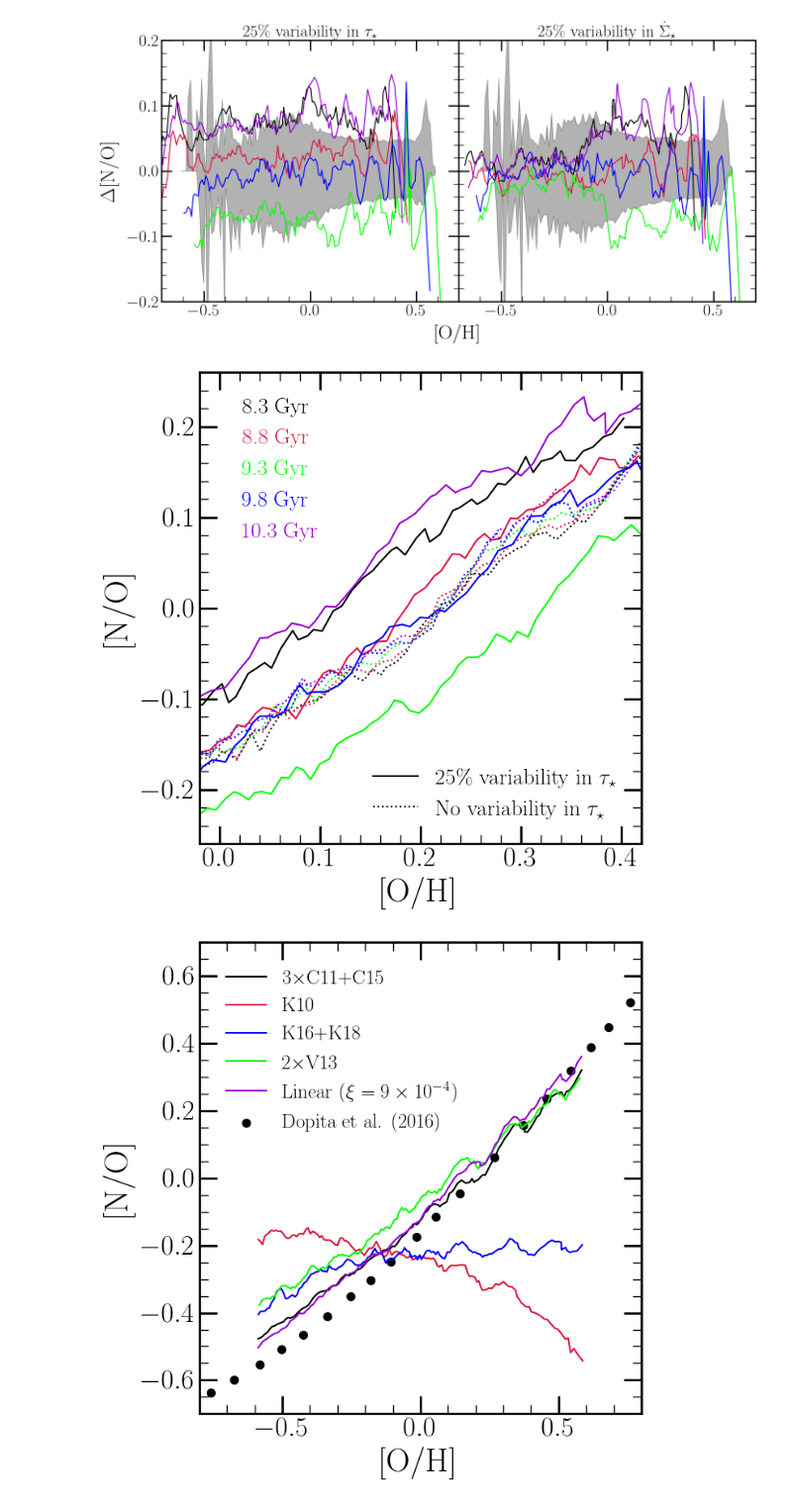
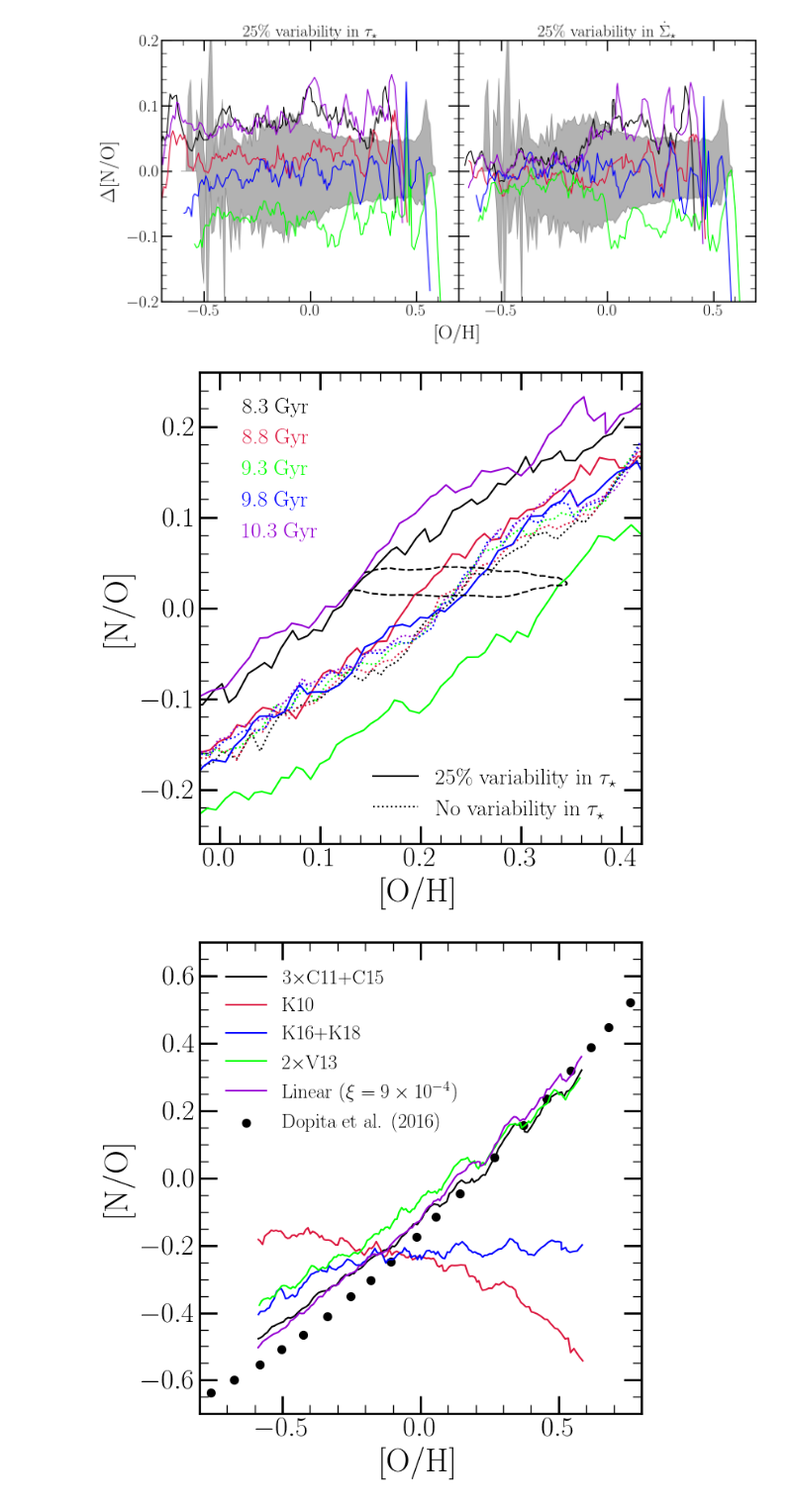
Before and after one commit to giganano/AGBmigration, a Jupyter notebook: notebooks/paper_plots.ipynb, the cells around one changed output. Shown at 99% size. Saved outputs shown, nothing was run; the diff lists cells and outputs as text; code cells hidden in the pictures.

Commit message:
plots updated

```diff
--- a/notebooks/paper_plots.ipynb
+++ b/notebooks/paper_plots.ipynb
@@ -326,6 +417,0 @@ def schaefer2020trend(nbins = 20, logmstar = [10.5, 11]):
-# %%
-oh, no, std_oh, std_no = schaefer2020trend()
-print(oh)
-print(no)
-print(std_oh)
-print(std_no)
@@ -337,24 +417,0 @@ print(std_no)
-# %%
-fig = plt.figure(figsize = (7, 7), facecolor = "white")
-ax = fig.add_subplot(111)
-ax.set_xlabel("[O/H]")
-ax.set_ylabel("[N/O]")
-ax.set_xlim([-0.8, 0.8])
-oh, no, std_oh, std_no = schaefer2020trend(logmstar = [10.5, 11])
-kwargs = {
-#     "marker": plots.mpltoolkit.markers()["point"],
-    "c": plots.mpltoolkit.named_colors()["black"],
-    "xerr": std_oh,
-    "yerr": std_no,
-    "fmt": "none",
-}
-ax.errorbar(oh, no, **kwargs)
-
-dopita2016 = src.data.read("dopita2016")
-kwargs = {
-    "c": plots.mpltoolkit.named_colors()["black"],
-    "marker": plots.mpltoolkit.markers()["circle"],
-    "label": "Dopita et al. (2016)",
-    "s": 50
-}
-ax.scatter(dopita2016["[o/h]"], dopita2016["[n/o]"], **kwargs)
@@ -643,34 +549,45 @@ line2.remove()
 insideout = vice.output("../outputs/diffusion/insideout")
 modulated = vice.output("../outputs/diffusion/modulated_sfe")
 # times = [6., 6.5, 7., 7.5, 8.]
 # times = [8., 8.5, 9., 9.5, 10.0]
 times = [8.3, 8.8, 9.3, 9.8, 10.3]
 colors = ["black", "crimson", "lime", "blue", "darkviolet"]
 zones = ["zone%d" % (_) for _ in range(20, 155)]
 for i in range(len(times)):
     diff = [abs(_ - times[i]) for _ in insideout.zones["zone0"].history["time"]]
     idx = diff.index(min(diff))
     kwargs = {"c": plots.mpltoolkit.named_colors()[colors[i]]}
     xvals = [insideout.zones[zone].history["[o/h]"][idx] for zone in zones]
     yvals = [insideout.zones[zone].history["[n/o]"][idx] for zone in zones]
     ax.plot(xvals, yvals, linestyle = ':', **kwargs)
     kwargs["label"] = "%g Gyr" % (times[i])
     xvals = [modulated.zones[zone].history["[o/h]"][idx] for zone in zones]
     yvals = [modulated.zones[zone].history["[n/o]"][idx] for zone in zones]
     ax.plot(xvals, yvals, **kwargs)
 legend_kwargs["handlelength"] = 0
 legend_kwargs["loc"] = plots.mpltoolkit.mpl_loc("upper left")
 legend_kwargs["bbox_to_anchor"] = (0.01, 0.99)
 leg = ax.legend(**legend_kwargs)
 for i in range(len(colors)):
     leg.get_texts()[i].set_color(colors[i])
     leg.legendHandles[i].set_visible(False)
 
+zone = "zone50"
+start = modulated.zones[zone].history["time"].index(times[0])
+stop = modulated.zones[zone].history["time"].index(times[-1])
+no = modulated.zones[zone].history["[n/o]"][start:stop + 1]
+oh = modulated.zones[zone].history["[o/h]"][start:stop + 1]
+kwargs = {
+    "c": plots.mpltoolkit.named_colors()["black"],
+    "linestyle": '--'
+}
+ax.plot(oh, no, **kwargs)
+
 plt.tight_layout()
 plt.savefig("../paper/no_oh_sfevar.pdf")
 plt.show()
 # %% [output]
-[figure, old version]
+[figure, new version]
 # %%
 fig = plt.figure(figsize = (7, 7), facecolor = "white")
 ax = fig.add_subplot(111, facecolor = "white")
```
Also changed, not shown: parts of 8 cells of this notebook, 18 other files.
